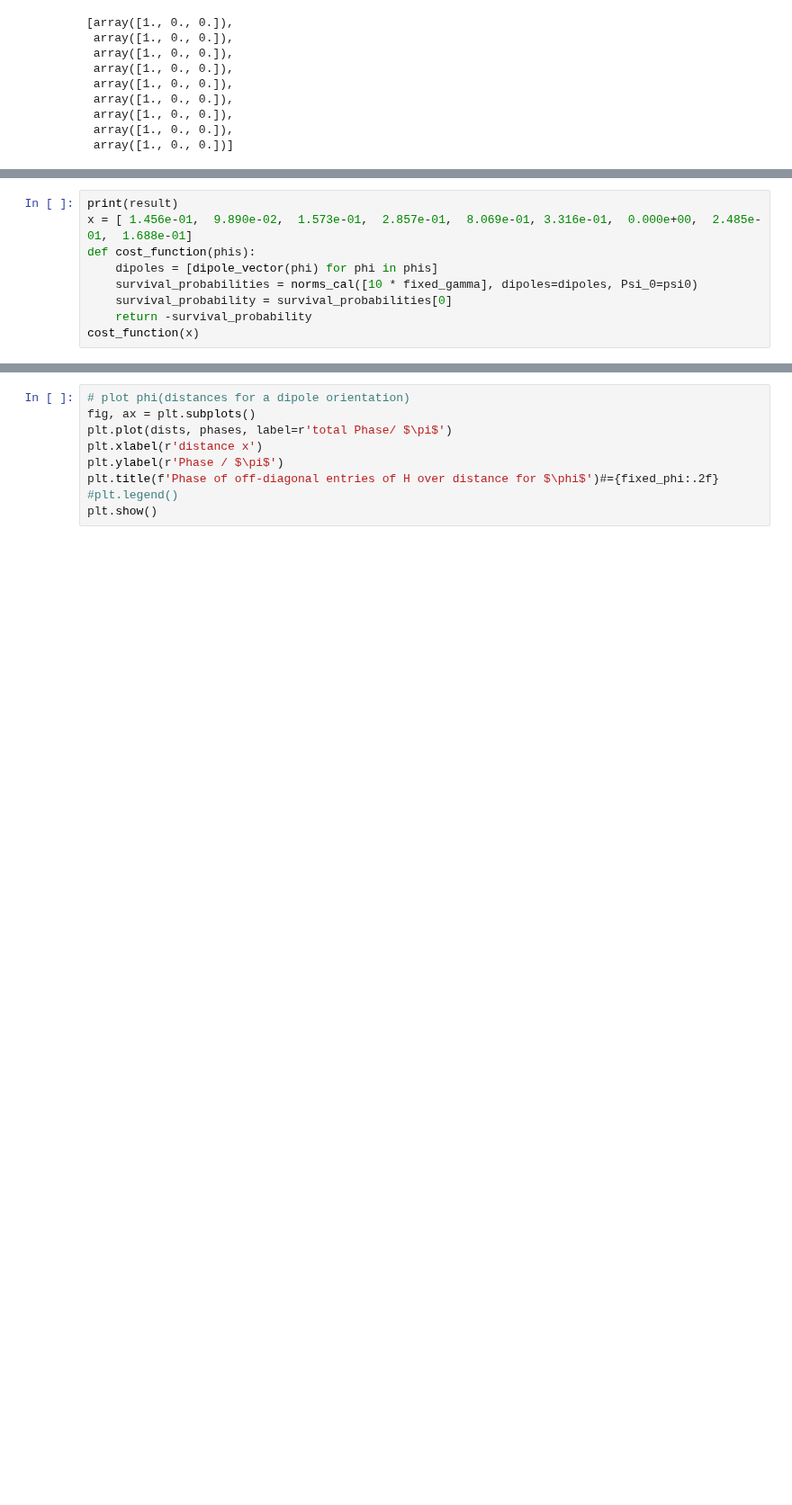
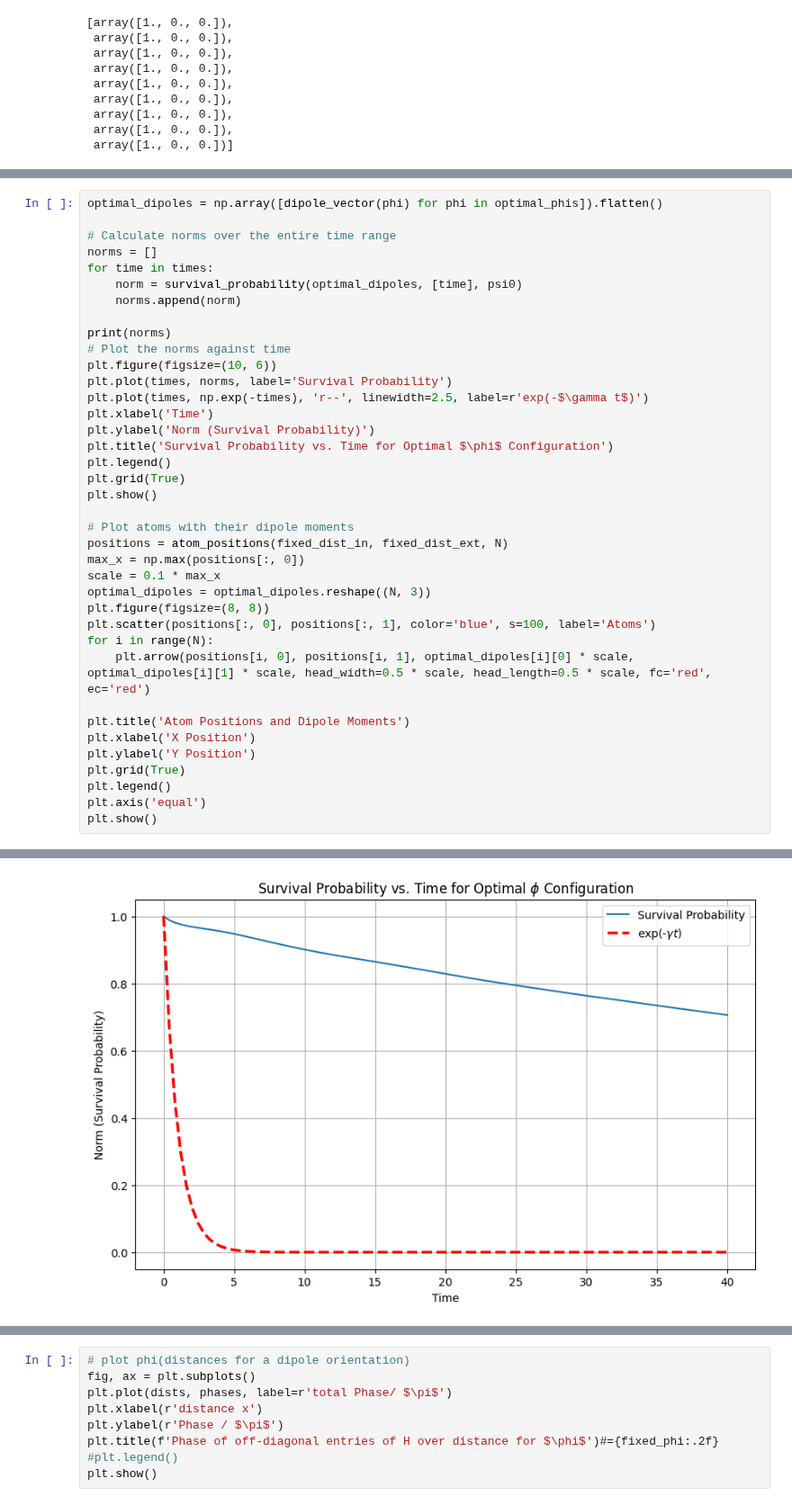
Before and after one commit to LBPhysics/GIT_Code_BA, a Jupyter notebook: Continuation/Qutip/Topology.ipynb, the cells around one changed output, grey strips where cells are left out. Shown at 90% size. Cells and saved outputs as stored; diff of their text form; blank space fills up the shorter version.

```diff
--- a/Continuation/Qutip/Topology.ipynb
+++ b/Continuation/Qutip/Topology.ipynb
@@ -385,10 +351,39 @@ plt.show()
 # %%
-print(result)
-x = [ 1.456e-01,  9.890e-02,  1.573e-01,  2.857e-01,  8.069e-01, 3.316e-01,  0.000e+00,  2.485e-01,  1.688e-01]
-def cost_function(phis):
-    dipoles = [dipole_vector(phi) for phi in phis]
-    survival_probabilities = norms_cal([10 * fixed_gamma], dipoles=dipoles, Psi_0=psi0)
-    survival_probability = survival_probabilities[0]
-    return -survival_probability
-cost_function(x)
+optimal_dipoles = np.array([dipole_vector(phi) for phi in optimal_phis]).flatten()
+
+# Calculate norms over the entire time range
+norms = []
+for time in times:
+    norm = survival_probability(optimal_dipoles, [time], psi0)
+    norms.append(norm)
+
+print(norms)
+# Plot the norms against time
+plt.figure(figsize=(10, 6))
+plt.plot(times, norms, label='Survival Probability')
+plt.plot(times, np.exp(-times), 'r--', linewidth=2.5, label=r'exp(-$\gamma t$)')
+plt.xlabel('Time')
+plt.ylabel('Norm (Survival Probability)')
+plt.title('Survival Probability vs. Time for Optimal $\phi$ Configuration')
+plt.legend()
+plt.grid(True)
+plt.show()
+
+# Plot atoms with their dipole moments
+positions = atom_positions(fixed_dist_in, fixed_dist_ext, N)
+max_x = np.max(positions[:, 0])
+scale = 0.1 * max_x
+optimal_dipoles = optimal_dipoles.reshape((N, 3))
+plt.figure(figsize=(8, 8))
+plt.scatter(positions[:, 0], positions[:, 1], color='blue', s=100, label='Atoms')
+for i in range(N):
+    plt.arrow(positions[i, 0], positions[i, 1], optimal_dipoles[i][0] * scale, optimal_dipoles[i][1] * scale, head_width=0.5 * scale, head_length=0.5 * scale, fc='red', ec='red')
+
+plt.title('Atom Positions and Dipole Moments')
+plt.xlabel('X Position')
+plt.ylabel('Y Position')
+plt.grid(True)
+plt.legend()
+plt.axis('equal')
+plt.show()
 # %% [output]
@@ -405,0 +391 @@ cost_function(x)
+[figure, added]
```
Also changed, not shown: parts of 4 cells of this notebook.
